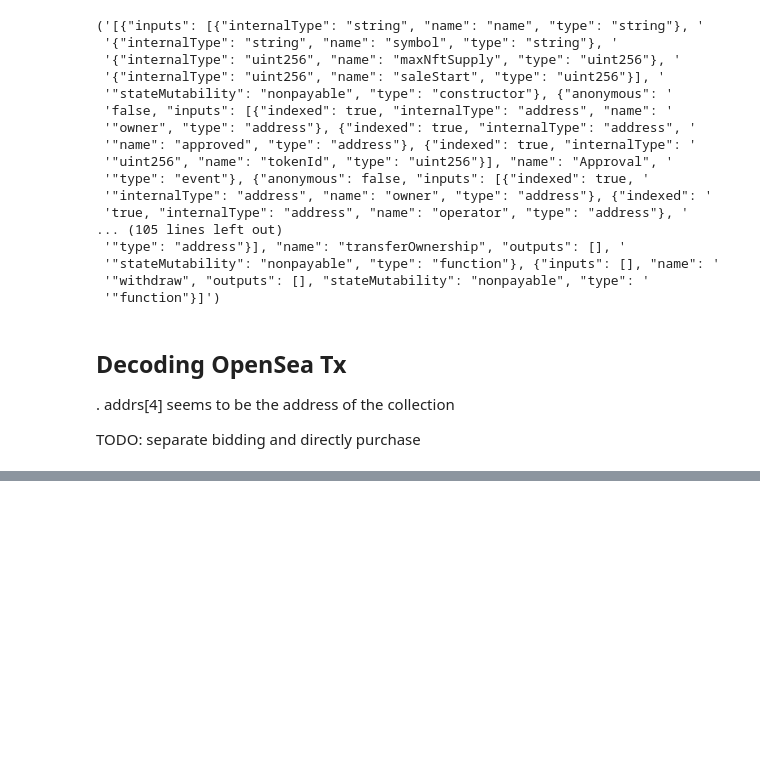
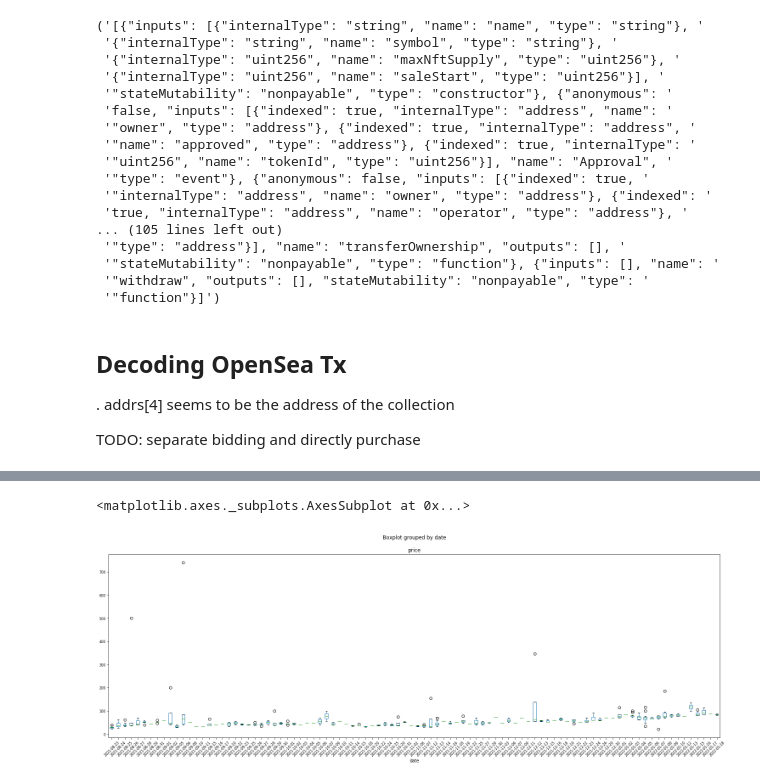
Before and after one commit to taozhuo/crypto-data-science, a Jupyter notebook: notebook/spark_bq.ipynb, the cells around one changed output, grey strips where cells are left out. Saved outputs shown, nothing was run; the diff lists cells and outputs as text; code cells hidden in the pictures; blank space fills up the shorter version.

```diff
--- a/notebook/spark_bq.ipynb
+++ b/notebook/spark_bq.ipynb
@@ -202,10 +214,10 @@ def decode(partitionData):
                 collectible = decoded_func_params['addrs'][4].lower()
                 price = int(decoded_func_params['uints'][4]) / 10**18
                 if collectible == BORED_APE_ADDR:
-                    yield (row['hash'], func_obj.fn_name, collectible, price) # json.dumps(decoded_func_params), json.dumps(target_schema))
+                    yield (row['hash'], func_obj.fn_name, collectible, row['date'], price) # json.dumps(decoded_func_params), json.dumps(target_schema))
         except:
             e = sys.exc_info()[0]
             return ('decode error', repr(e), None)
 
 
-df2 = df_tx.rdd.mapPartitions(decode).toDF(['tx_hash', 'fn_name', 'collectible', 'price'])
+df2 = df_tx.rdd.mapPartitions(decode).toDF(['tx_hash', 'fn_name', 'collectible', 'date', 'price'])
@@ -226,0 +244,3 @@ df2.show(truncate=False)
+# %%
+import pandas as pd
+pdf = df2.toPandas()
@@ -226,0 +279,5 @@ df2.show(truncate=False)
+# %%
+pdf.boxplot(grid=False, rot=45, fontsize=8, column=['price'], by='date', figsize=(25,8))
+# %% [output]
+<matplotlib.axes._subplots.AxesSubplot at 0x...>
+[figure, added]
```
Also changed, not shown: parts of 7 cells of this notebook.
